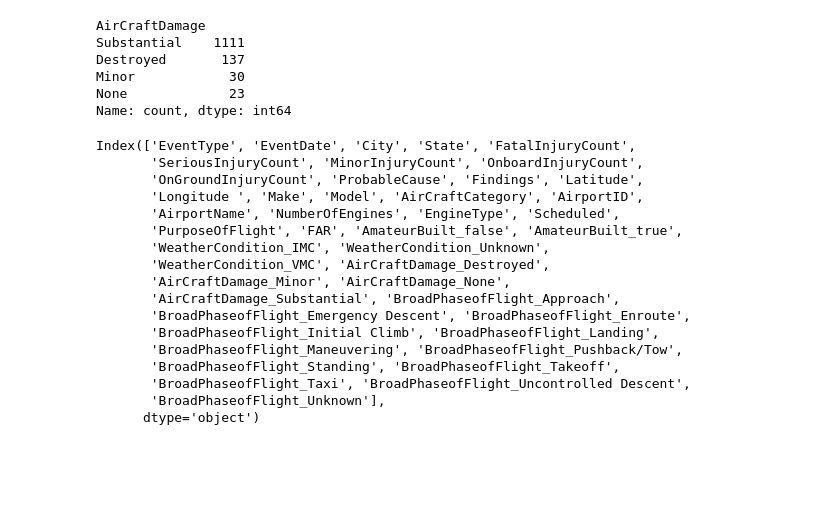
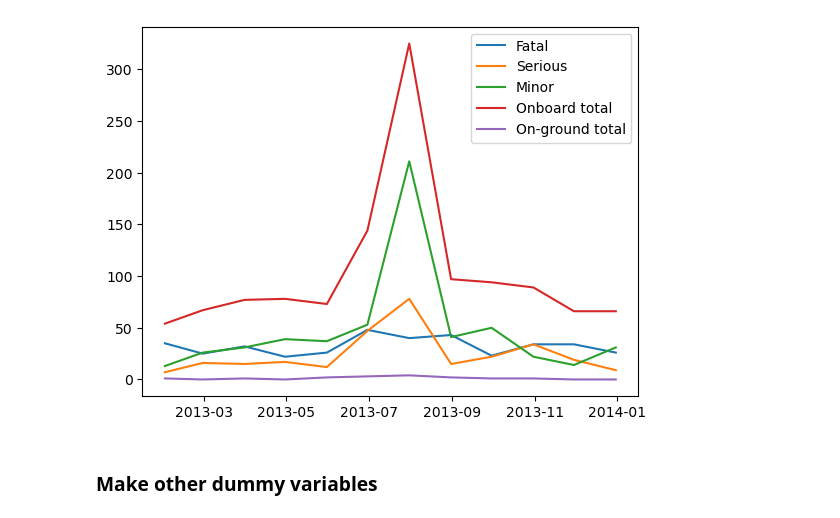
Before and after one commit to TheErdosInstitute-Summer2025-Project/aviation-project, a Jupyter notebook: jupyter-notebooks/ntsb-data-cleaning.ipynb, the cells around one changed output. Drawn from its saved outputs; the diff is of its cells as text; code cells hidden in the pictures; blank space fills up the shorter version.

```diff
--- a/jupyter-notebooks/ntsb-data-cleaning.ipynb
+++ b/jupyter-notebooks/ntsb-data-cleaning.ipynb
@@ -64,3 +120,26 @@ flights.head()
+# %%
+# Aggregate injuries
+
+injury_cols = ['FatalInjuryCount', 'SeriousInjuryCount', 'MinorInjuryCount',
+                  'OnboardInjuryCount', 'OnGroundInjuryCount']
+
+# Aggregate by month
+injuries_by_month = flights.groupby(pd.Grouper(freq='ME'))[injury_cols].sum()
+
+plt.plot(injuries_by_month, label=['Fatal', 'Serious', 'Minor', 'Onboard total', 'On-ground total'])
+plt.legend()
+plt.show()
+
+
+# Aggregate by year
+#injuries_by_year = flights.groupby(pd.Grouper(freq='YE'))[injury_cols].sum()
+
+#plt.plot(injuries_by_year)
+#plt.show()
+# %% [output]
+[figure, added]
+# %% [markdown]
+### Make other dummy variables
 # %%
 # Drop rows corresponding to multi-aircraft accidents
 # indicated by a comma in the column FAR
@@ -70,17 +149,5 @@ flights.loc[flights['FAR'].isna(), 'FAR'] = ''
 
 multiple_aircraft = flights['FAR'].str.contains(',')
 flights = flights[~multiple_aircraft]
-# %%
-# Impute 'None' for NA AirCraftDamage
-
-flights.loc[flights['AirCraftDamage'].isna(), 'AirCraftDamage'] = 'None'
-flights.AirCraftDamage.value_counts()
-# %% [output]
-AirCraftDamage
-Substantial    1111
-Destroyed       137
-Minor            30
-None             23
-Name: count, dtype: int64
 # %%
 flights = pd.get_dummies(flights,
@@ -89,20 +155,0 @@ flights = pd.get_dummies(flights,
-# %%
-flights.columns
-# %% [output]
-Index(['EventType', 'EventDate', 'City', 'State', 'FatalInjuryCount',
-       'SeriousInjuryCount', 'MinorInjuryCount', 'OnboardInjuryCount',
-       'OnGroundInjuryCount', 'ProbableCause', 'Findings', 'Latitude',
-       'Longitude ', 'Make', 'Model', 'AirCraftCategory', 'AirportID',
-       'AirportName', 'NumberOfEngines', 'EngineType', 'Scheduled',
-       'PurposeOfFlight', 'FAR', 'AmateurBuilt_false', 'AmateurBuilt_true',
-       'WeatherCondition_IMC', 'WeatherCondition_Unknown',
-       'WeatherCondition_VMC', 'AirCraftDamage_Destroyed',
-       'AirCraftDamage_Minor', 'AirCraftDamage_None',
-       'AirCraftDamage_Substantial', 'BroadPhaseofFlight_Approach',
-       'BroadPhaseofFlight_Emergency Descent', 'BroadPhaseofFlight_Enroute',
-       'BroadPhaseofFlight_Initial Climb', 'BroadPhaseofFlight_Landing',
-       'BroadPhaseofFlight_Maneuvering', 'BroadPhaseofFlight_Pushback/Tow',
-       'BroadPhaseofFlight_Standing', 'BroadPhaseofFlight_Takeoff',
-       'BroadPhaseofFlight_Taxi', 'BroadPhaseofFlight_Uncontrolled Descent',
-       'BroadPhaseofFlight_Unknown'],
-      dtype='object')
```
Also changed, not shown: parts of 11 cells of this notebook.
